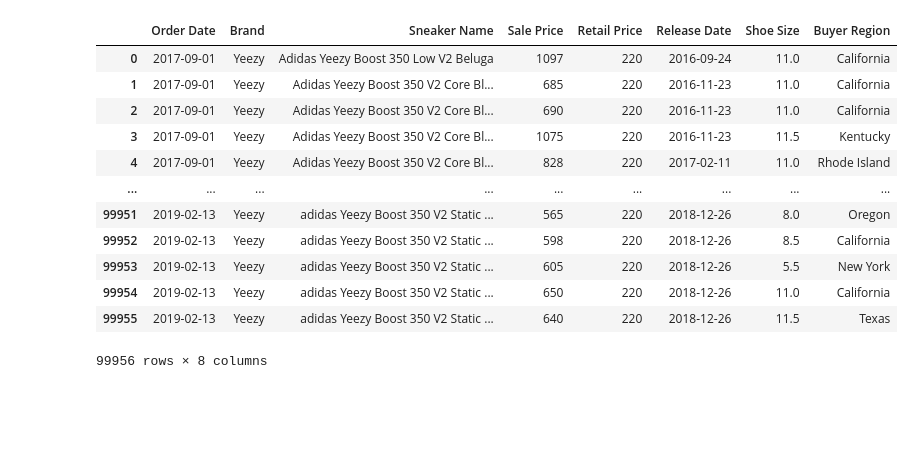
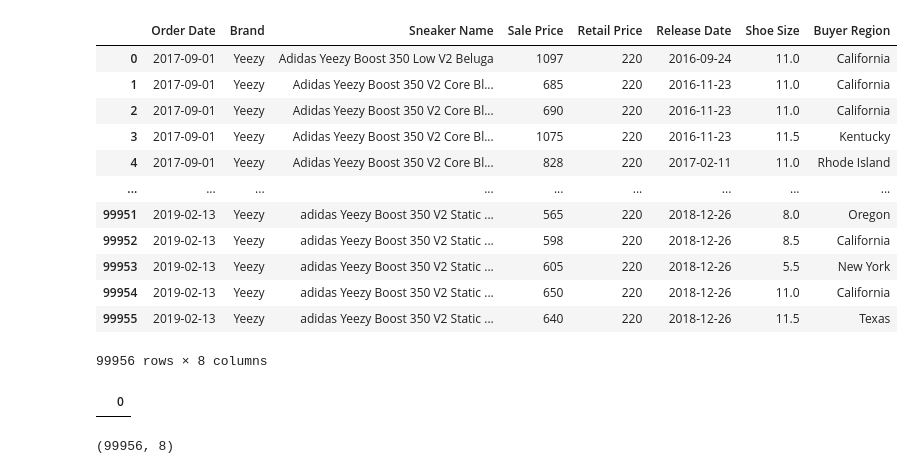
Before and after one commit to lognorman20/stockx_competiton, a Jupyter notebook: model_1.ipynb, the cells around one changed output. Saved outputs shown, nothing was run; the diff lists cells and outputs as text; code cells hidden in the pictures; blank space fills up the shorter version.

```diff
--- a/model_1.ipynb
+++ b/model_1.ipynb
@@ -19,3 +24,13 @@ df
 | 99954 | 2019-02-13 | Yeezy | adidas Yeezy Boost 350 V2 Static ... | 650 | 220 | 2018-12-26 | 11.0 | California |
 | 99955 | 2019-02-13 | Yeezy | adidas Yeezy Boost 350 V2 Static ... | 640 | 220 | 2018-12-26 | 11.5 | Texas |
 99956 rows × 8 columns
+# %%
+# Checking for missing values in the dataset
+nulls = pd.concat([df.isnull().sum()], axis=1)
+nulls[nulls.sum(axis=1) > 0]
+# %% [output]
+|  | 0 |
+# %%
+df.shape
+# %% [output]
+(99956, 8)
```
Also changed, not shown: parts of 24 cells of this notebook.
